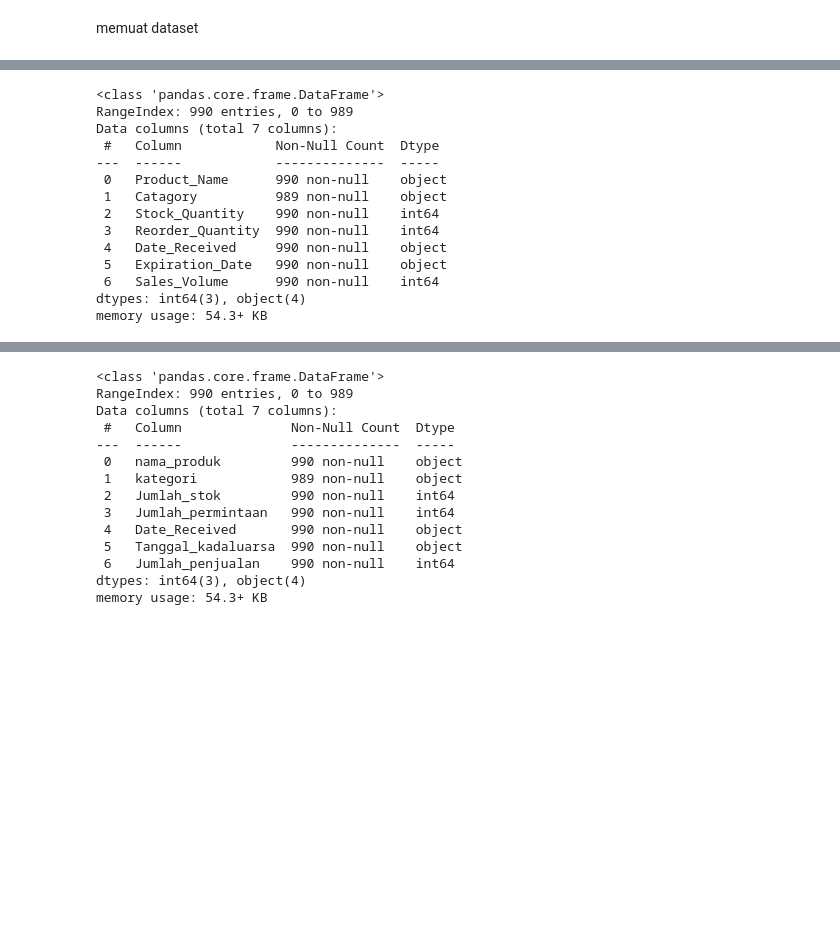
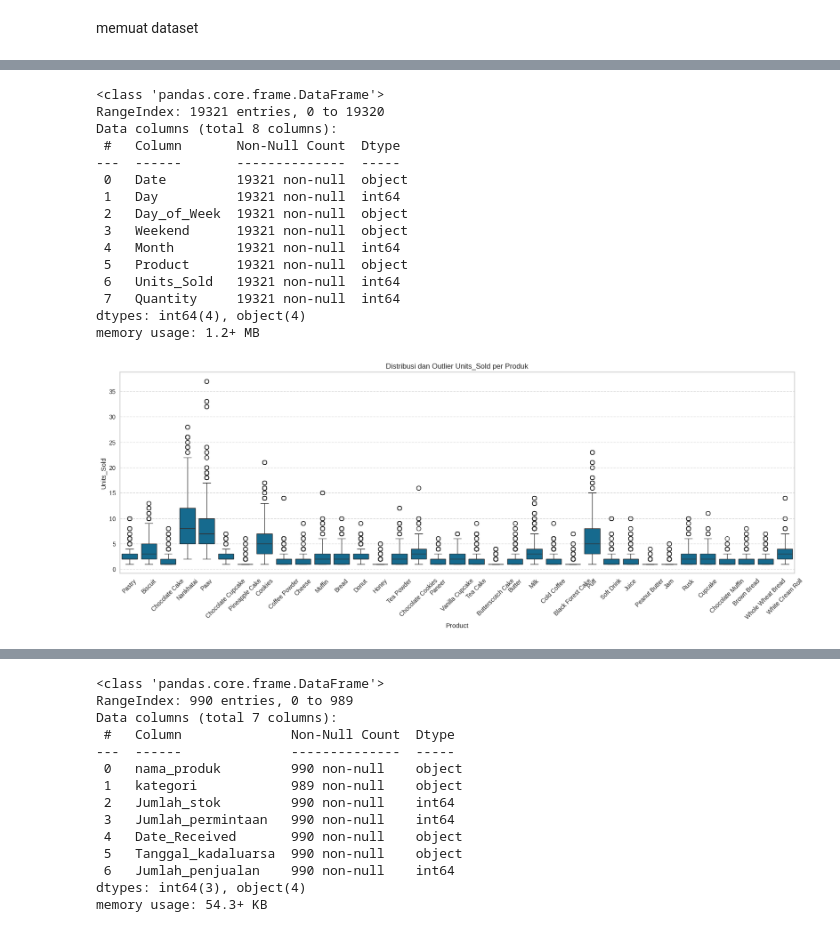
Before and after one commit to muktarsaputar/CAPSTONE_DB15, a Jupyter notebook: capstonedb15.ipynb, the cells around one changed output, grey strips where cells are left out. Drawn from its saved outputs; the diff is of its cells as text; code cells hidden in the pictures; blank space fills up the shorter version.

Commit message:
perbaikan data dan eda

```diff
--- a/capstonedb15.ipynb
+++ b/capstonedb15.ipynb
@@ -16,5 +16,4 @@ from sklearn.metrics import mean_absolute_error, mean_squared_error
 # %% [markdown]
 memuat dataset
 # %%
-df = pd.read_csv('/content/Grocery_Inventory_and_Sales_Dataset.csv')
-df.head()
+df = pd.read_csv('/content/bakery_sales_dataset(1).csv')
@@ -48,4 +51,8 @@ memory usage: 123.9+ KB
 # %%
 # Menghapus daftar kolom yang tidak relevan dengan prediksi jika kolom tersebut ada di df
-kolom_dibuang = ['Product_ID', 'Supplier_ID', 'Supplier_Name', 'Warehouse_Location', 'Status', 'Unit_Price', 'Inventory_Turnover_Rate', 'Last_Order_Date', 'Reorder_Level']
-df = df.drop(columns=kolom_dibuang, errors='ignore')
+#kolom_dibuang = ['Product_ID', 'Supplier_ID', 'Supplier_Name', 'Warehouse_Location', 'Status', 'Unit_Price', 'Inventory_Turnover_Rate', 'Last_Order_Date', 'Reorder_Level']
+#df = df.drop(columns=kolom_dibuang, errors='ignore')
+# %%
+# Contoh memilih kolom yang relevan saja
+kolom_digunakan = ['Date', 'Day', 'Day_of_Week', 'Weekend', 'Month','Product', 'Units_Sold','Quantity']
+df_bersih = df[kolom_digunakan]
@@ -52,17 +68,27 @@ df = df.drop(columns=kolom_dibuang, errors='ignore')
 # %%
-df.info()
+df_bersih.info()
 # %% [output]
 <class 'pandas.core.frame.DataFrame'>
-RangeIndex: 990 entries, 0 to 989
-Data columns (total 7 columns):
- #   Column            Non-Null Count  Dtype
----  ------            --------------  -----
- 0   Product_Name      990 non-null    object
- 1   Catagory          989 non-null    object
- 2   Stock_Quantity    990 non-null    int64
- 3   Reorder_Quantity  990 non-null    int64
- 4   Date_Received     990 non-null    object
- 5   Expiration_Date   990 non-null    object
- 6   Sales_Volume      990 non-null    int64
-dtypes: int64(3), object(4)
-memory usage: 54.3+ KB
+RangeIndex: 19321 entries, 0 to 19320
+Data columns (total 8 columns):
+ #   Column       Non-Null Count  Dtype
+---  ------       --------------  -----
+ 0   Date         19321 non-null  object
+ 1   Day          19321 non-null  int64
+ 2   Day_of_Week  19321 non-null  object
+ 3   Weekend      19321 non-null  object
+ 4   Month        19321 non-null  int64
+ 5   Product      19321 non-null  object
+ 6   Units_Sold   19321 non-null  int64
+ 7   Quantity     19321 non-null  int64
+dtypes: int64(4), object(4)
+memory usage: 1.2+ MB
+# %%
+plt.figure(figsize=(20, 6))
+sns.boxplot(x='Product', y='Units_Sold', data=df_bersih)
+plt.title('Distribusi dan Outlier Units_Sold per Produk')
+plt.xticks(rotation=45)
+plt.grid(axis='y', linestyle='--', alpha=0.7)
+plt.show()
+# %% [output]
+[figure, added]
```
Also changed, not shown: parts of 13 cells of this notebook.
